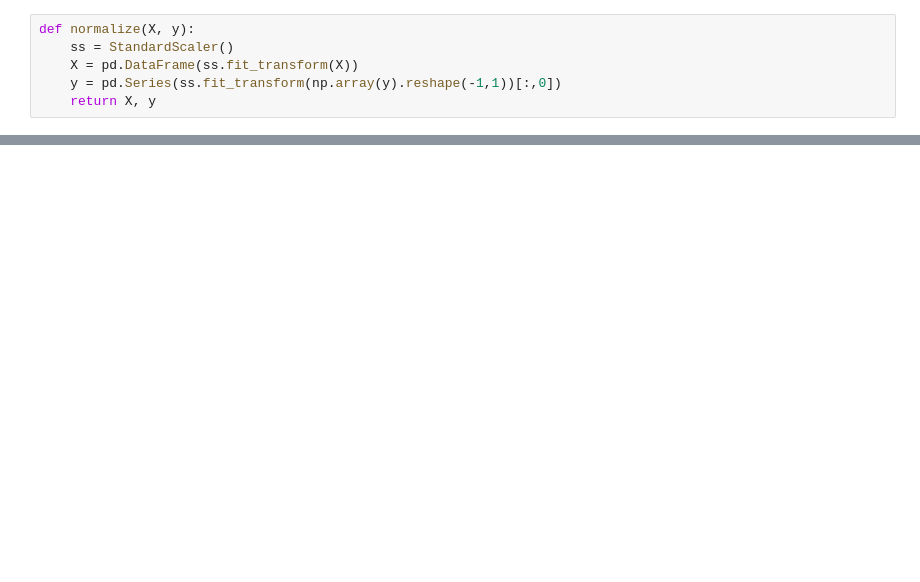
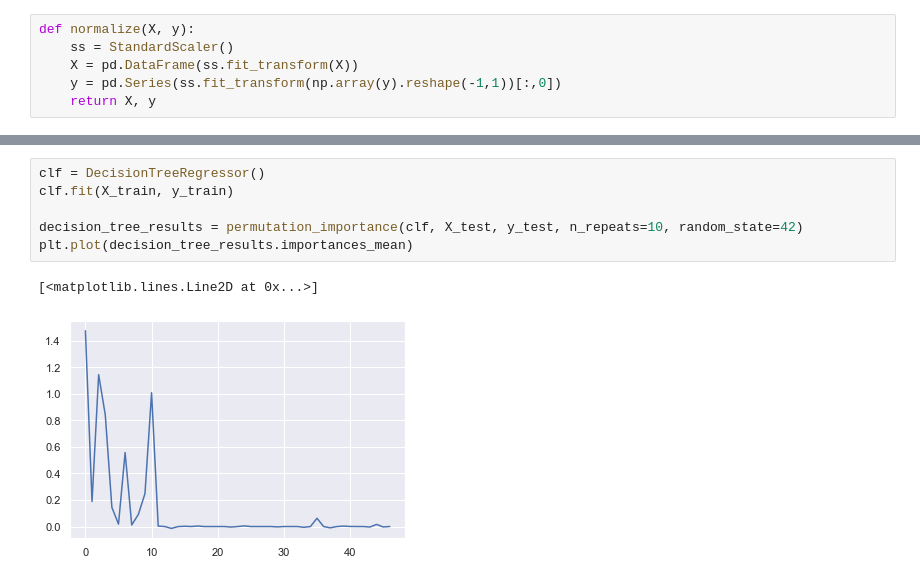
Before and after one commit to RobRoyce/cudnn_performance_model, a Jupyter notebook: data_prep.ipynb, the cells around one changed output, grey strips where cells are left out. Cells and saved outputs as stored; diff of their text form; blank space fills up the shorter version.

```diff
--- a/data_prep.ipynb
+++ b/data_prep.ipynb
@@ -113,0 +165,9 @@ score
+# %%
+clf = DecisionTreeRegressor()
+clf.fit(X_train, y_train)
+
+decision_tree_results = permutation_importance(clf, X_test, y_test, n_repeats=10, random_state=42)
+plt.plot(decision_tree_results.importances_mean)
+# %% [output]
+[<matplotlib.lines.Line2D at 0x...>]
+[figure, added]
```
Also changed, not shown: parts of 22 cells of this notebook.
